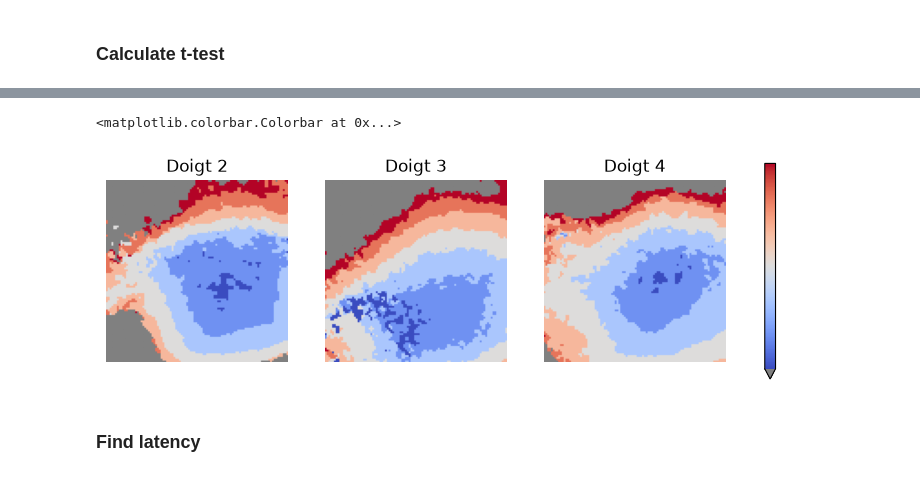
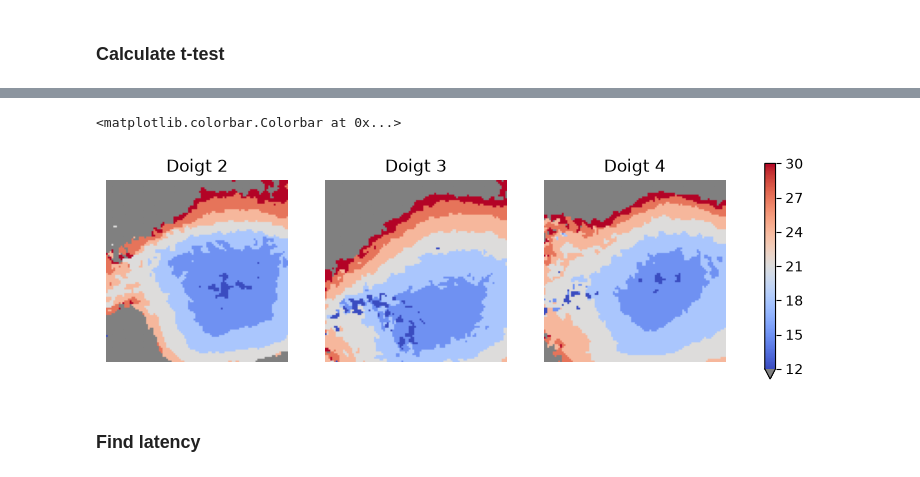
Before and after one commit to arthbreaker/DA3_VSDI_S1_G1_2026, a Jupyter notebook: scripts/latency.ipynb, the cells around one changed output, grey strips where cells are left out. Saved outputs shown, nothing was run; the diff lists cells and outputs as text; code cells hidden in the pictures.

Commit message:
updated the latency section of the full noteboook

```diff
--- a/scripts/latency.ipynb
+++ b/scripts/latency.ipynb
@@ -109,13 +109,13 @@ def calc_latency(data, start, n_base=33, n_post=10, alpha=0.05):
     lat = np.where(sig.any(axis=2), start + first, 0)
     return lat
 # %%
-# lat1 = calc_latency(cond1_ave, start=37, alpha=0.01)
-# lat2 = calc_latency(cond2_ave, start=37, alpha=0.01)
-# lat3 = calc_latency(cond3_ave, start=37, alpha=0.01)
+lat1 = calc_latency(cond1_ave, start=37, alpha=0.01)
+lat2 = calc_latency(cond2_ave, start=37, alpha=0.01)
+lat3 = calc_latency(cond3_ave, start=37, alpha=0.01)
 
-lat1 = calc_ttest(cond1_ave, baseline1, start=37, end=10, alpha=0.01)
-lat2 = calc_ttest(cond2_ave, baseline2, start=37, end=10, alpha=0.01)
-lat3 = calc_ttest(cond3_ave, baseline3, start=37, end=10, alpha=0.01)
+# lat1 = calc_ttest(cond1_ave, baseline1, start=37, end=10, alpha=0.01)
+# lat2 = calc_ttest(cond2_ave, baseline2, start=37, end=10, alpha=0.01)
+# lat3 = calc_ttest(cond3_ave, baseline3, start=37, end=10, alpha=0.01)
 # %%
 def frames_ms(frames):
     ms = np.where(frames>0, (frames-33)*3, 0)
@@ -127,26 +130,26 @@ lat3_ms = frames_ms(lat3)
 # %%
 fig, (ax1, ax2, ax3) = plt.subplots(1, 3, figsize=(10, 7))
 
 cmap = plt.colormaps['coolwarm'].copy()
 cmap.set_under('grey')
 cmap.set_over('grey')
 
 im1 = ax1.imshow(lat1_ms, cmap=cmap, vmin=12, vmax=30)
 im2 = ax2.imshow(lat2_ms, cmap=cmap, vmin=12, vmax=30)
 im3 = ax3.imshow(lat3_ms, cmap=cmap, vmin=12, vmax=30)
 
 ax1.set_axis_off()
 ax2.set_axis_off()
 ax3.set_axis_off()
 
 ax1.set_title('Doigt 2')
 ax2.set_title('Doigt 3')
 ax3.set_title('Doigt 4')
 
-fig.colorbar(im3, ax=[ax1, ax2, ax3], shrink=0.4, extend='min', ticks=np.unique(lat1[lat1>0]))
+fig.colorbar(im3, ax=[ax1, ax2, ax3], shrink=0.4, extend='min', ticks=np.unique((lat1[lat1>0]-33)*3))
 # %% [output]
 <matplotlib.colorbar.Colorbar at 0x...>
-[figure, old version]
+[figure, new version]
 # %% [markdown]
 ### Find latency
 # %%
```
Also changed, not shown: parts of 2 cells of this notebook, 1 other file.
